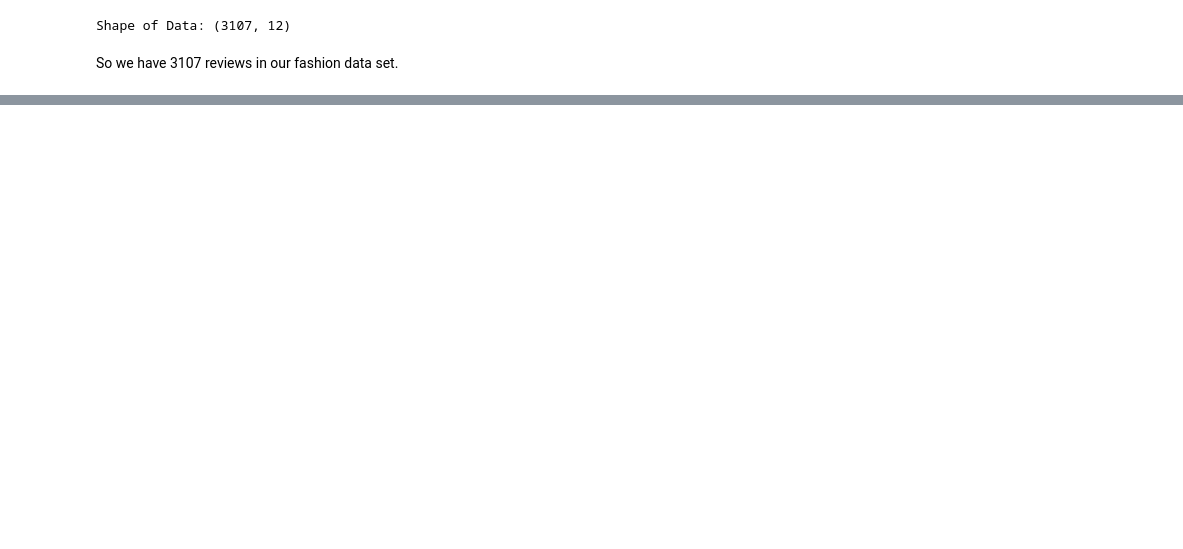
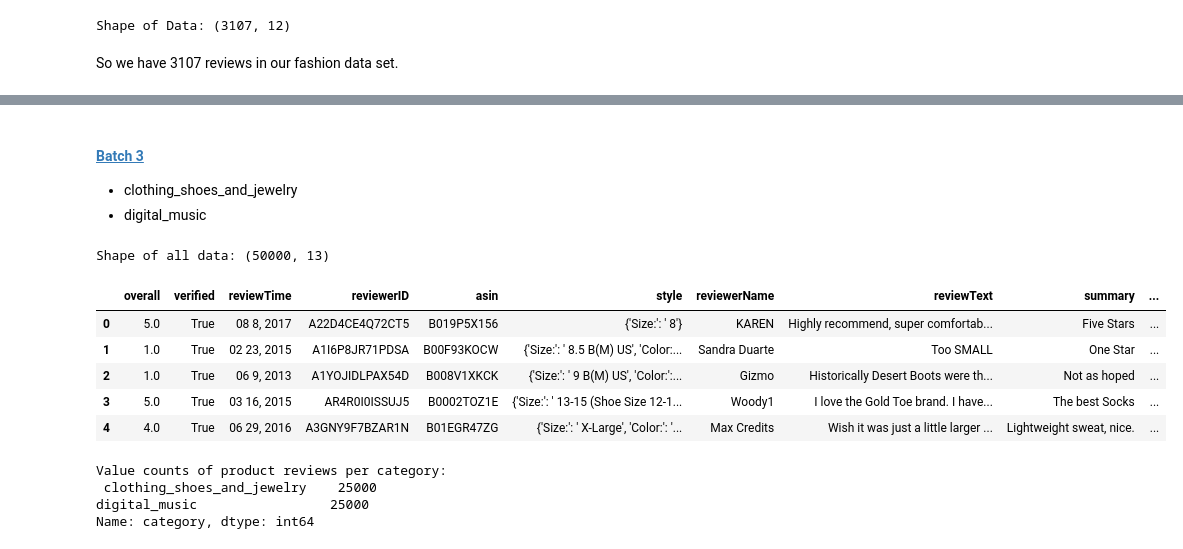
Before and after one commit to pavsingh7/Masters-Dissertation, a Jupyter notebook: Code/data_load.ipynb, the cells around one changed output, grey strips where cells are left out. Saved outputs shown, nothing was run; the diff lists cells and outputs as text; code cells hidden in the pictures; blank space fills up the shorter version.

```diff
--- a/Code/data_load.ipynb
+++ b/Code/data_load.ipynb
@@ -346,0 +528,44 @@ data_meta.to_csv('metadata_all.csv')
+# %% [markdown]
+
+
+#### <a id='toc4_2_1_3_'></a>[Batch 3](#toc0_)
+
+- clothing_shoes_and_jewelry
+- digital_music
+# %%
+# loading the review data!
+
+data = []
+
+clothing_shoes_and_jewelry = "/Users/pavansingh/Desktop/Amazon Review Data/Clothing_Shoes_and_Jewelry_5.json"
+digital_music = "/Users/pavansingh/Desktop/Amazon Review Data/Digital_Music_5.json"
+
+# load each file and join into dataframe
+for category, filename in [('clothing_shoes_and_jewelry', clothing_shoes_and_jewelry), ('digital_music', digital_music)]:
+    for selected_data in read_file(filename, category):
+        data.append(selected_data)
+
+# make it into a dataframe
+data = pd.DataFrame(data)
+
+# show the dataframe
+print("Shape of all data:", data.shape)
+display(data.head(5))
+
+# save data in folder Data
+data.to_csv('Data/revs_batch3.csv')
+
+# category value counts
+print("Value counts of product reviews per category:\n",data['category'].value_counts())
+# %% [output]
+Shape of all data: (50000, 13)
+|  | overall | verified | reviewTime | reviewerID | asin | style | reviewerName | reviewText | summary | ... |
+| 0 | 5.0 | True | 08 8, 2017 | A22D4CE4Q72CT5 | B019P5X156 | {'Size:': ' 8'} | KAREN | Highly recommend, super comfortab... | Five Stars | ... |
+| 1 | 1.0 | True | 02 23, 2015 | A1I6P8JR71PDSA | B00F93KOCW | {'Size:': ' 8.5 B(M) US', 'Color:... | Sandra Duarte | Too SMALL | One Star | ... |
+| 2 | 1.0 | True | 06 9, 2013 | A1YOJIDLPAX54D | B008V1XKCK | {'Size:': ' 9 B(M) US', 'Color:':... | Gizmo | Historically Desert Boots were th... | Not as hoped | ... |
+| 3 | 5.0 | True | 03 16, 2015 | AR4R0I0ISSUJ5 | B0002TOZ1E | {'Size:': ' 13-15 (Shoe Size 12-1... | Woody1 | I love the Gold Toe brand. I have... | The best Socks | ... |
+| 4 | 4.0 | True | 06 29, 2016 | A3GNY9F7BZAR1N | B01EGR47ZG | {'Size:': ' X-Large', 'Color:': '... | Max Credits | Wish it was just a little larger ... | Lightweight sweat, nice. | ... |
+Value counts of product reviews per category:
+ clothing_shoes_and_jewelry    25000
+digital_music                 25000
+Name: category, dtype: int64
```
Also changed, not shown: parts of 64 cells of this notebook, 5 other files.
